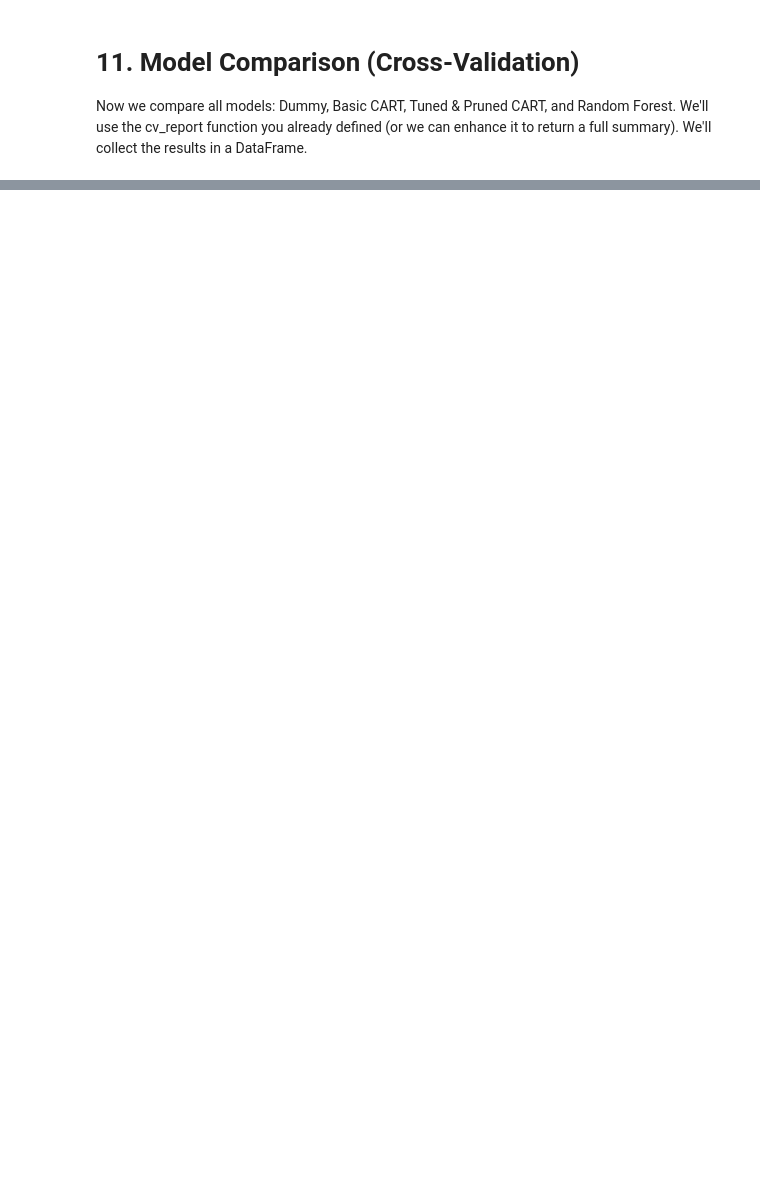
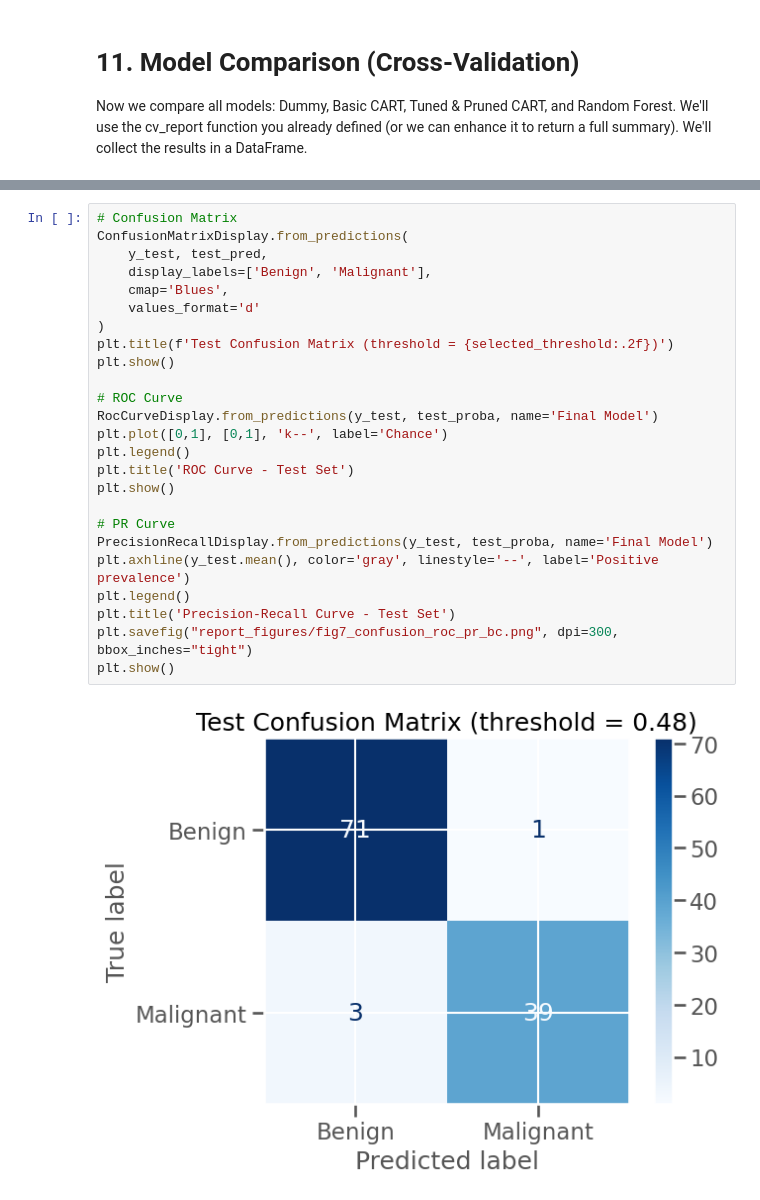
Before and after one commit to Raunak-23/Predictive_Analytics, a Jupyter notebook: Medical_diagnosis_support/notebooks/breast_cancer.ipynb, the cells around one changed output, grey strips where cells are left out. Drawn from its saved outputs; the diff is of its cells as text; blank space fills up the shorter version.

```diff
--- a/Medical_diagnosis_support/notebooks/breast_cancer.ipynb
+++ b/Medical_diagnosis_support/notebooks/breast_cancer.ipynb
@@ -1906,0 +2075,27 @@ The comparison table shows the mean and standard deviation of each metric across
+# %%
+# Confusion Matrix
+ConfusionMatrixDisplay.from_predictions(
+    y_test, test_pred,
+    display_labels=['Benign', 'Malignant'],
+    cmap='Blues',
+    values_format='d'
+)
+plt.title(f'Test Confusion Matrix (threshold = {selected_threshold:.2f})')
+plt.show()
+
+# ROC Curve
+RocCurveDisplay.from_predictions(y_test, test_proba, name='Final Model')
+plt.plot([0,1], [0,1], 'k--', label='Chance')
+plt.legend()
+plt.title('ROC Curve - Test Set')
+plt.show()
+
+# PR Curve
+PrecisionRecallDisplay.from_predictions(y_test, test_proba, name='Final Model')
+plt.axhline(y_test.mean(), color='gray', linestyle='--', label='Positive prevalence')
+plt.legend()
+plt.title('Precision-Recall Curve - Test Set')
+plt.savefig("report_figures/fig7_confusion_roc_pr_bc.png", dpi=300, bbox_inches="tight")
+plt.show()
+# %% [output]
+[figure, added]
```
Also changed, not shown: parts of 21 cells of this notebook, 16 other files.
